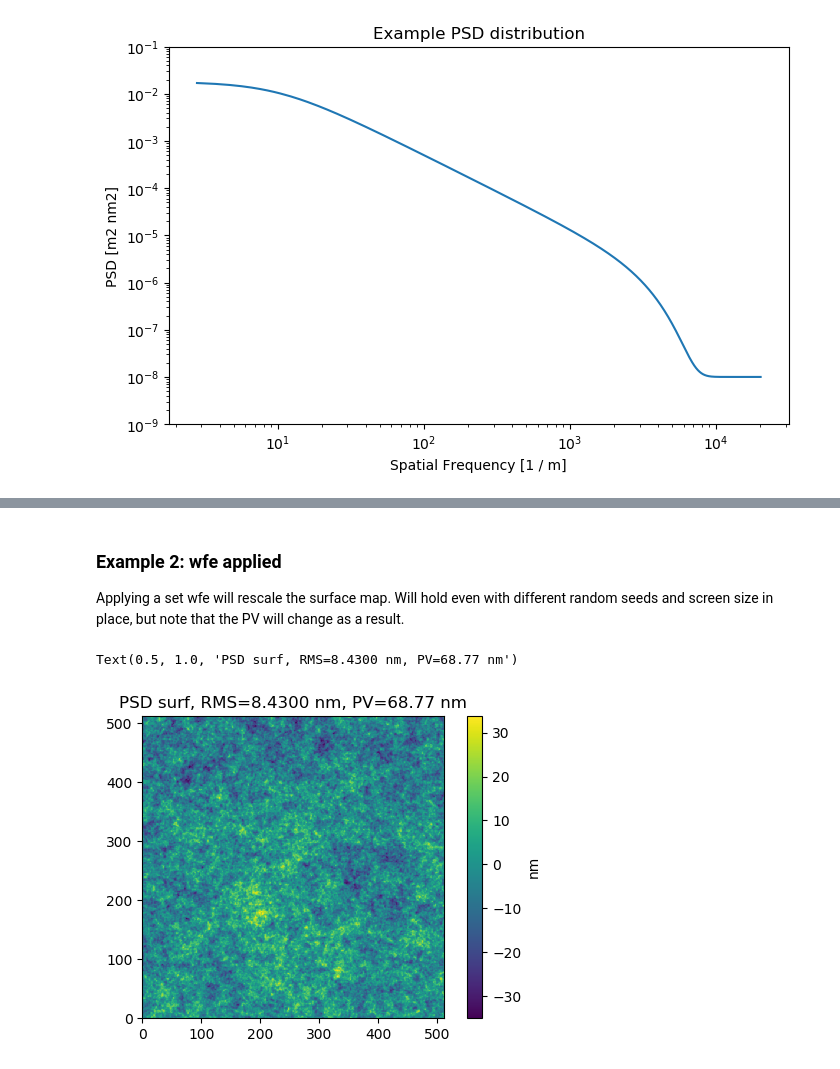
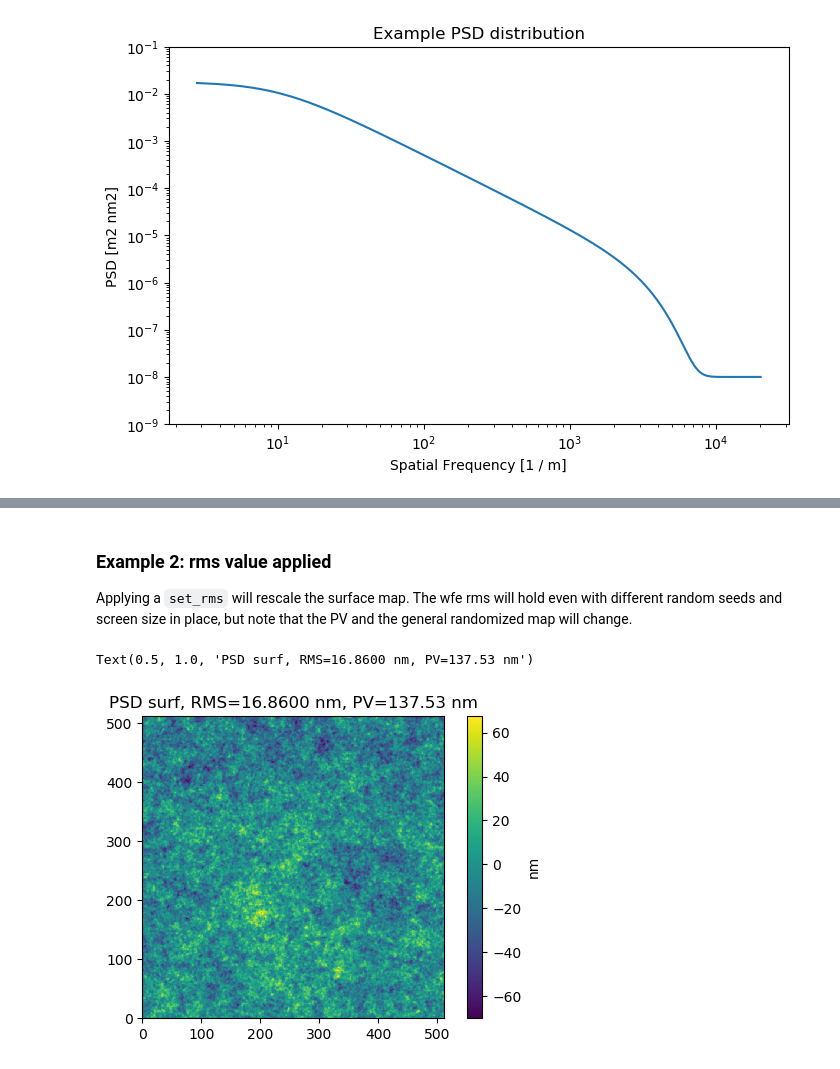
Before and after one commit to spacetelescope/poppy, a Jupyter notebook: notebooks/PowerSpectrumWFE_Demo.ipynb, the cells around one changed output, grey strips where cells are left out. Cells and saved outputs as stored; diff of their text form; code cells hidden in the pictures.

````diff
--- a/notebooks/PowerSpectrumWFE_Demo.ipynb
+++ b/notebooks/PowerSpectrumWFE_Demo.ipynb
@@ -22,10 +22,10 @@ def psd_model(k, psd_parm):
     pk = ((beta/denom) * np.exp(-((k.value*iscl)**2))) + bsr
     return pk
 
-def rms(opd):
+def get_rms(opd):
     return np.sqrt(np.mean(np.square(opd)))
 
-def pv(opd):
+def get_pv(opd):
     return np.amax(opd) - np.amin(opd)
 # %% [markdown]
 ### PowerSpectrumWFE Demonstration
@@ -103,26 +105,27 @@ Text(0.5, 1.0, 'PSD surf, RMS=8.6137 nm, PV=70.27 nm')
 # %% [markdown]
-### Example 2: wfe applied
-Applying a set wfe will rescale the surface map. Will hold even with different random seeds and screen size in place, but note that the PV will change as a result.
+### Example 2: rms value applied
+Applying a ```set_rms``` will rescale the surface map. The wfe rms will hold even with different random seeds and screen size in place, but note that the PV and the general randomized map will change.
 # %%
 npix = 512
 diam = 0.02587875072 * u.m
 
 screen_size = 2048
 seed = 123456
 set_wfe = 8.43*u.nm
+set_radius = npix*diam*0.5
 psd_wave = poppy.poppy_core.Wavefront(npix=npix, diam=diam, wavelength=656e-9)
 psd_wfe = poppy.wfe.PowerSpectrumWFE(psd_parameters=parm_test, psd_weight=weight_test,
                                 seed=seed, apply_reflection=True, screen_size=screen_size,
-                                wfe=set_wfe)
+                                rms=set_wfe, radius=set_radius)
 psd_opd = ((psd_wfe.get_opd(psd_wave))*u.m).to(surface_unit)
-psd_rms = rms(psd_opd)
-psd_pv = pv(psd_opd)
+psd_rms = get_rms(psd_opd)
+psd_pv = get_pv(psd_opd)
 
 plt.figure(dpi=100)
 plt.imshow(psd_opd.value, origin='lower')
 plt.colorbar().set_label(psd_opd.unit)
 plt.title('PSD surf, RMS={0:.4f}, PV={1:.2f}'.format(psd_rms, psd_pv))
 # %% [output]
-Text(0.5, 1.0, 'PSD surf, RMS=8.4300 nm, PV=68.77 nm')
+Text(0.5, 1.0, 'PSD surf, RMS=16.8600 nm, PV=137.53 nm')
-[figure, old version]
+[figure, new version]
 # %%
````
Also changed, not shown: parts of 4 cells of this notebook.
